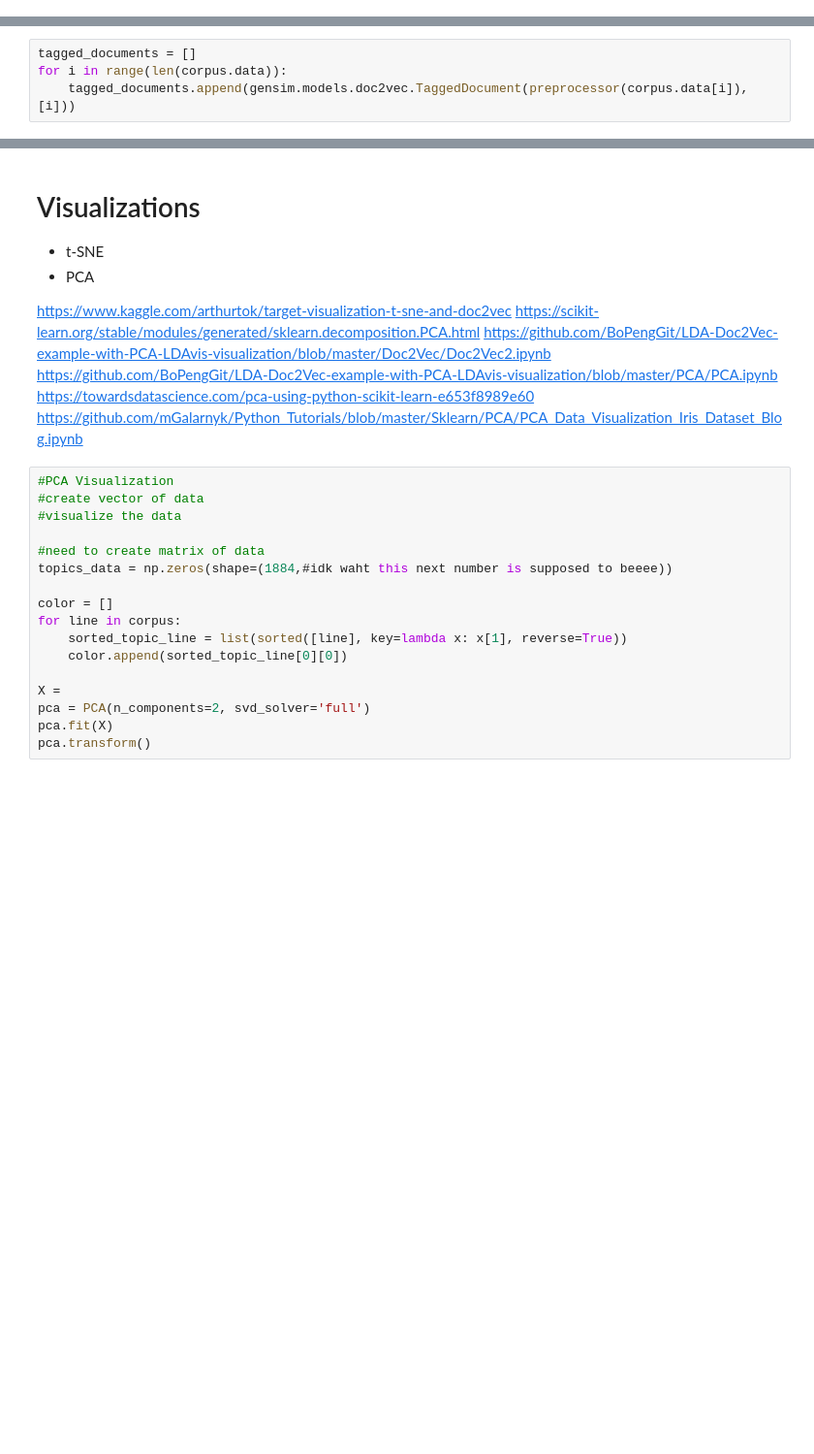
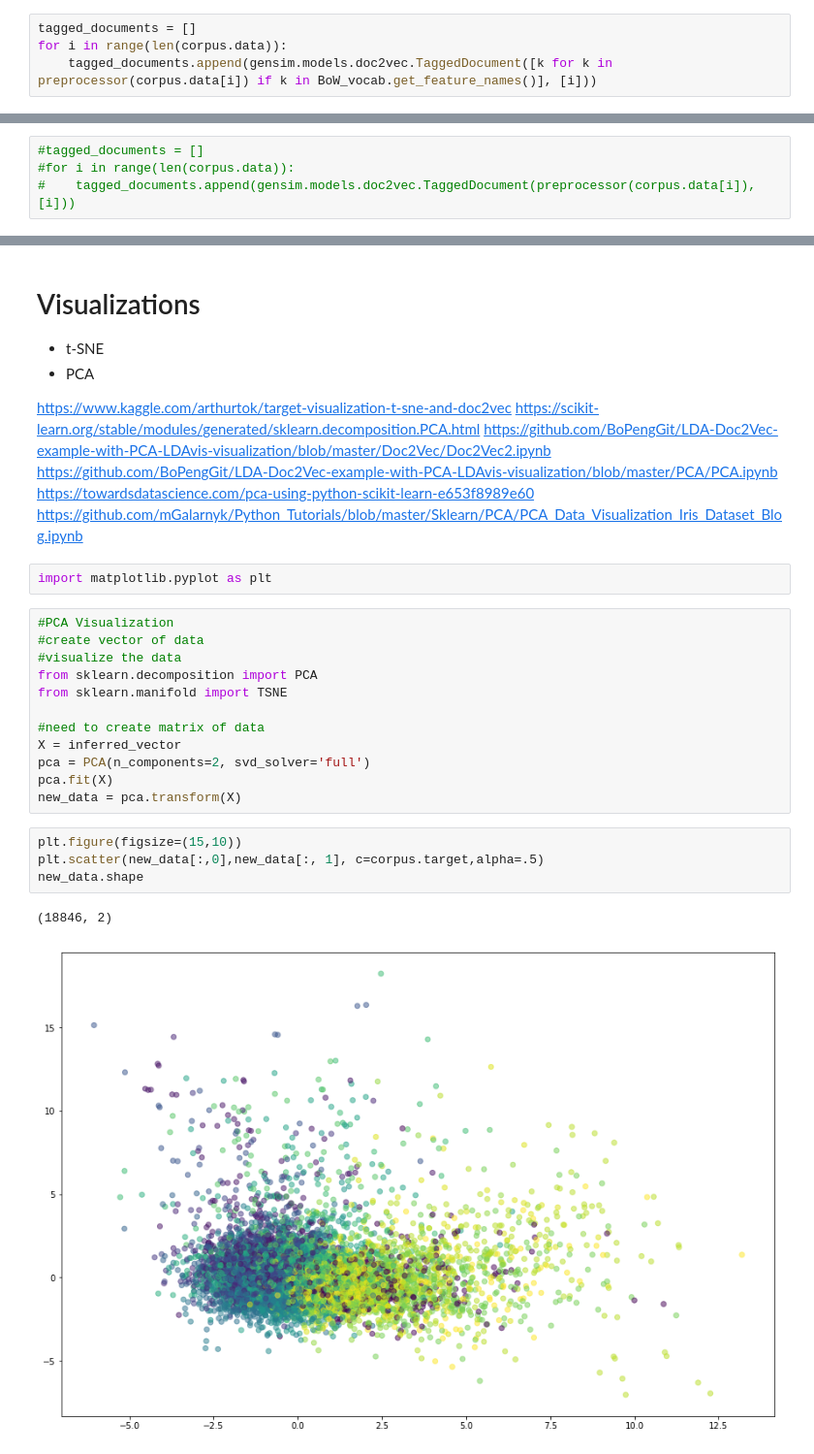
Before and after one commit to leonornbrito/Topic-Modeling, a Jupyter notebook: Doc2vec.ipynb, the cells around one changed output, grey strips where cells are left out. Shown at 97% size. Cells and saved outputs as stored; diff of their text form; blank space fills up the shorter version.

```diff
--- a/Doc2vec.ipynb
+++ b/Doc2vec.ipynb
@@ -190,0 +173,4 @@ dict_keys(['data', 'filenames', 'target_names', 'target', 'DESCR'])
+# %%
+tagged_documents = []
+for i in range(len(corpus.data)):
+    tagged_documents.append(gensim.models.doc2vec.TaggedDocument([k for k in preprocessor(corpus.data[i]) if k in BoW_vocab.get_feature_names()], [i]))
@@ -191,7 +181,7 @@ dict_keys(['data', 'filenames', 'target_names', 'target', 'DESCR'])
 # %%
-tagged_documents = []
-for i in range(len(corpus.data)):
-    tagged_documents.append(gensim.models.doc2vec.TaggedDocument(preprocessor(corpus.data[i]), [i]))
+#tagged_documents = []
+#for i in range(len(corpus.data)):
+#    tagged_documents.append(gensim.models.doc2vec.TaggedDocument(preprocessor(corpus.data[i]), [i]))
 # %%
 tagged_documents[3]
 # %% [output]
@@ -296,21 +399,25 @@ https://github.com/BoPengGit/LDA-Doc2Vec-example-with-PCA-LDAvis-visualization/b
 https://github.com/BoPengGit/LDA-Doc2Vec-example-with-PCA-LDAvis-visualization/blob/master/PCA/PCA.ipynb
 https://towardsdatascience.com/pca-using-python-scikit-learn-e653f8989e60
 https://github.com/mGalarnyk/Python_Tutorials/blob/master/Sklearn/PCA/PCA_Data_Visualization_Iris_Dataset_Blog.ipynb
+# %%
+import matplotlib.pyplot as plt
 # %%
 #PCA Visualization
 #create vector of data
 #visualize the data
+from sklearn.decomposition import PCA
+from sklearn.manifold import TSNE
 
 #need to create matrix of data
-topics_data = np.zeros(shape=(1884,#idk waht this next number is supposed to beeee))
-
-color = []
-for line in corpus:
-    sorted_topic_line = list(sorted([line], key=lambda x: x[1], reverse=True))
-    color.append(sorted_topic_line[0][0])
-
-X =
+X = inferred_vector
 pca = PCA(n_components=2, svd_solver='full')
 pca.fit(X)
-pca.transform()
+new_data = pca.transform(X)
+# %%
+plt.figure(figsize=(15,10))
+plt.scatter(new_data[:,0],new_data[:, 1], c=corpus.target,alpha=.5)
+new_data.shape
+# %% [output]
+(18846, 2)
+[figure, added]
 # %%
```
Also changed, not shown: parts of 38 cells of this notebook.
